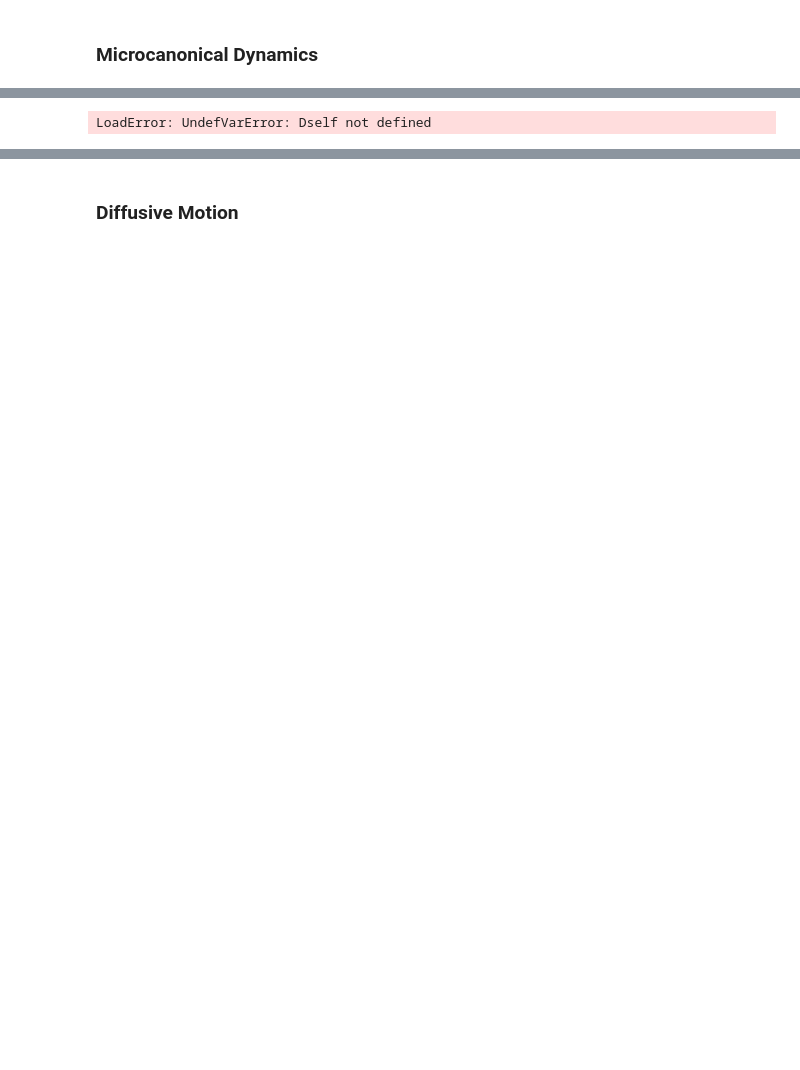
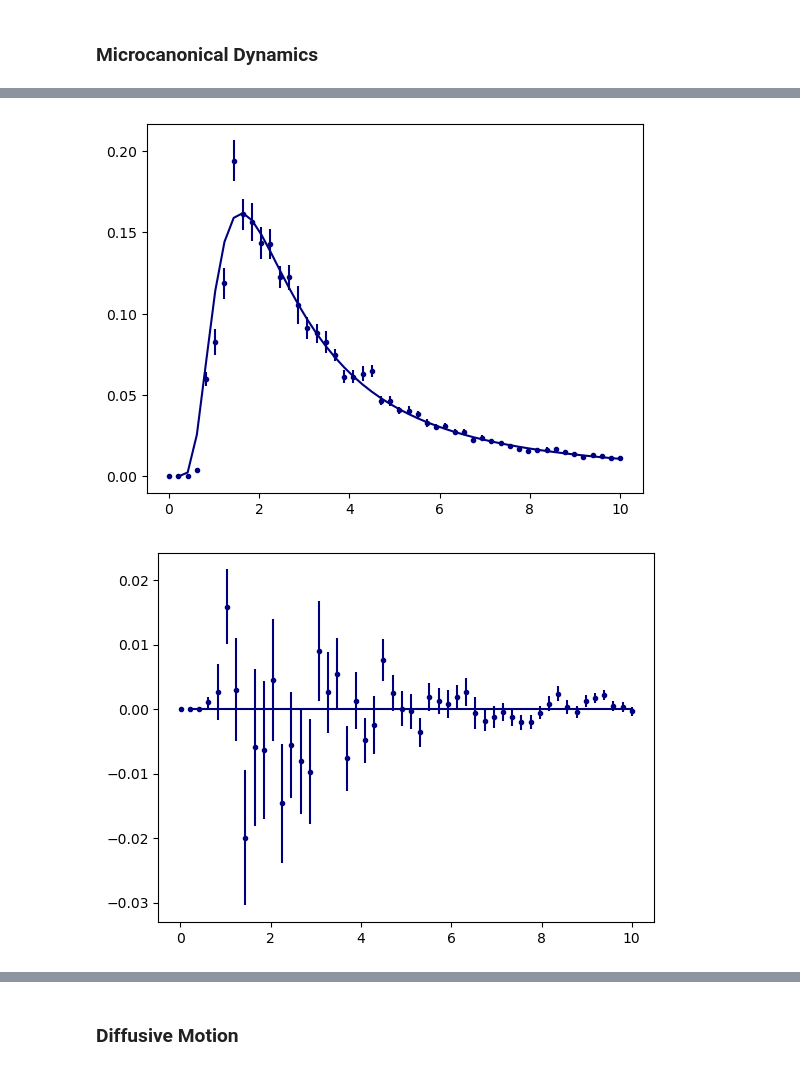
Before and after one commit to EmilySRichards/KineticMonteCarlo, a Jupyter notebook: PROJECT/Main.ipynb, the cells around one changed output, grey strips where cells are left out. Saved outputs shown, nothing was run; the diff lists cells and outputs as text; code cells hidden in the pictures; blank space fills up the shorter version.

```diff
--- a/PROJECT/Main.ipynb
+++ b/PROJECT/Main.ipynb
@@ -417,12 +341,12 @@ Tmax = 10.0
 NumT = 50
 
 #Tmax *= (λ == 0 ? 1.0 : 0.5)
-T = [1.0] #collect(range(Tmin, Tmax, length=NumT))
+T = collect(range(Tmin, Tmax, length=NumT))
 
 𝒽 = [0.0] #range(0, 1, length=3)
 
-num_histories = 1
-therm_runtime = 500
+num_histories = 20
+therm_runtime = 1000
 runtime = 1000
 t_therm = 100
 t_autocorr = 100
@@ -485,16 +404,19 @@ LoadError: UndefVarError: z not defined
 # %%
 dim = allComponents ? length(L) : 1
 for i in 1:dim
     for j in 1:dim
+        δij = (i==j) ? 1 : 0
+
         figure()
         for n in eachindex(𝒽)
-            plot(T[2:end], Kfun(T[2:end], 𝒽[n]), color=colors[n])
+            plot(T[2:end], δij .* Kfun(T[2:end], 𝒽[n]), color=colors[n])
 
             plotWithError(κ[i,j,:,n], T, colors[n], ".", "" , κStd[i,j,:,n])
         end
 
         savefig("figs/Micro_Kubo_Conductivity_" * string(i) * string(j) * ".png")
     end
 end
 # %% [output]
-LoadError: UndefVarError: Dself not defined
+[figure, added]
+[figure, added]
```
Also changed, not shown: parts of 67 cells of this notebook, 4 other files.
